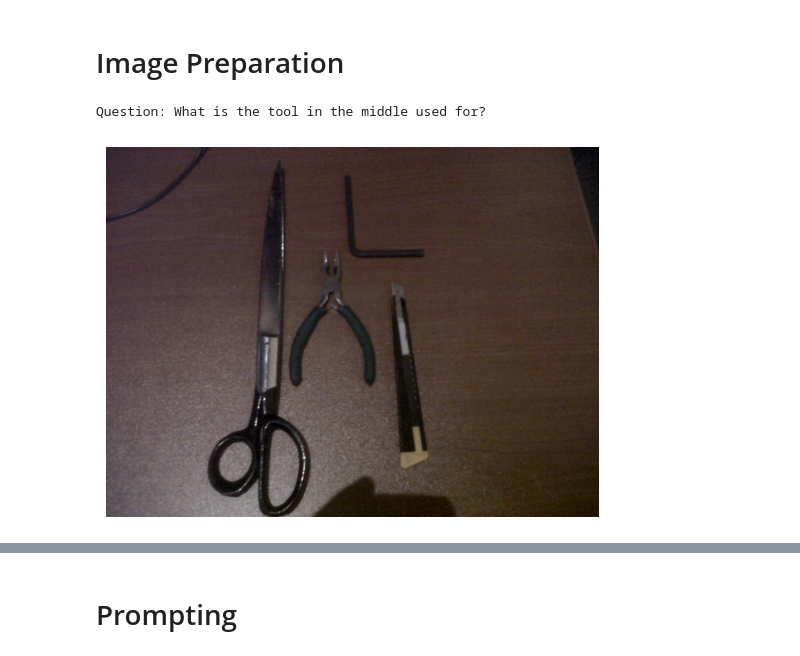
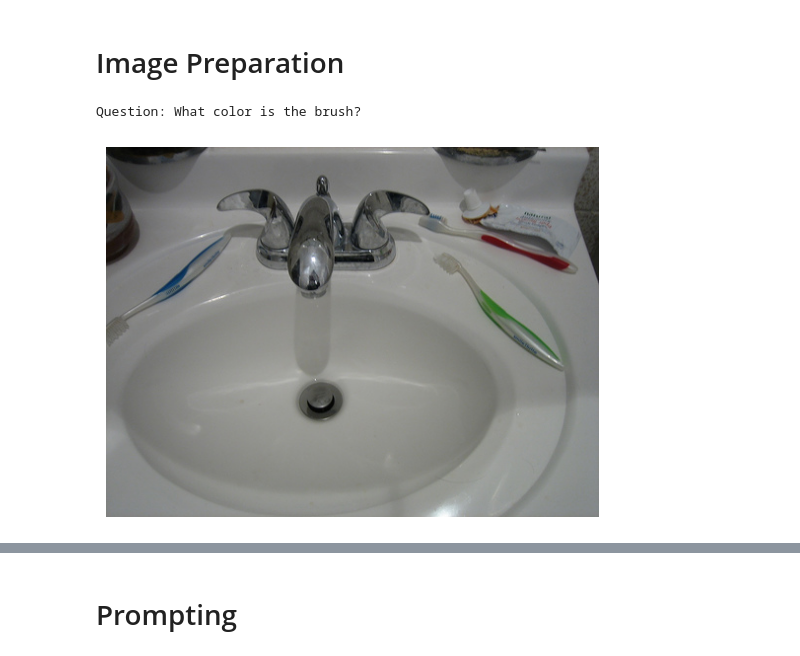
Before and after one commit to afie1d/hrc-uncertainty, a Jupyter notebook: src/main.ipynb, the cells around one changed output, grey strips where cells are left out. Drawn from its saved outputs; the diff is of its cells as text; code cells hidden in the pictures.

```diff
--- a/src/main.ipynb
+++ b/src/main.ipynb
@@ -54,24 +54,24 @@ ans_diff_reasons = ["low quality image",
                     "granular",
                     "spam"]
 # %%
-json_file = '/home/fieldaj1/thesis/data/VQA2.0/VQA_ans_diff_train.json'
+json_file = '/home/fieldaj1/thesis/data/VQA2.0/VQA_ans_diff_test.json'
 
-img_path = '/home/fieldaj1/thesis/data/VQA2.0/img/COCO_train2014_000000001084.jpg'
+img_path = '/home/fieldaj1/thesis/data/VQA2.0/img/COCO_train2014_000000565857.jpg'
 img = cv2.imread(img_path)
 image_rgb = cv2.cvtColor(img, cv2.COLOR_BGR2RGB)
 
 qip = find_json_obj(json_file, img_path)
 prompt = qip.get("question")
 ans_diff_labels = qip.get("ans_diff_labels")
 
 print("Question:", prompt)
 
 plt.imshow(image_rgb)
 plt.axis('off')
 plt.show()
 # %% [output]
-Question: What is the tool in the middle used for?
+Question: What color is the brush?
-[figure, old version]
+[figure, new version]
 # %%
 def write_images(imgs, path_name, suffix):
     paths = []
```
Also changed, not shown: parts of 6 cells of this notebook, 3 other files.
